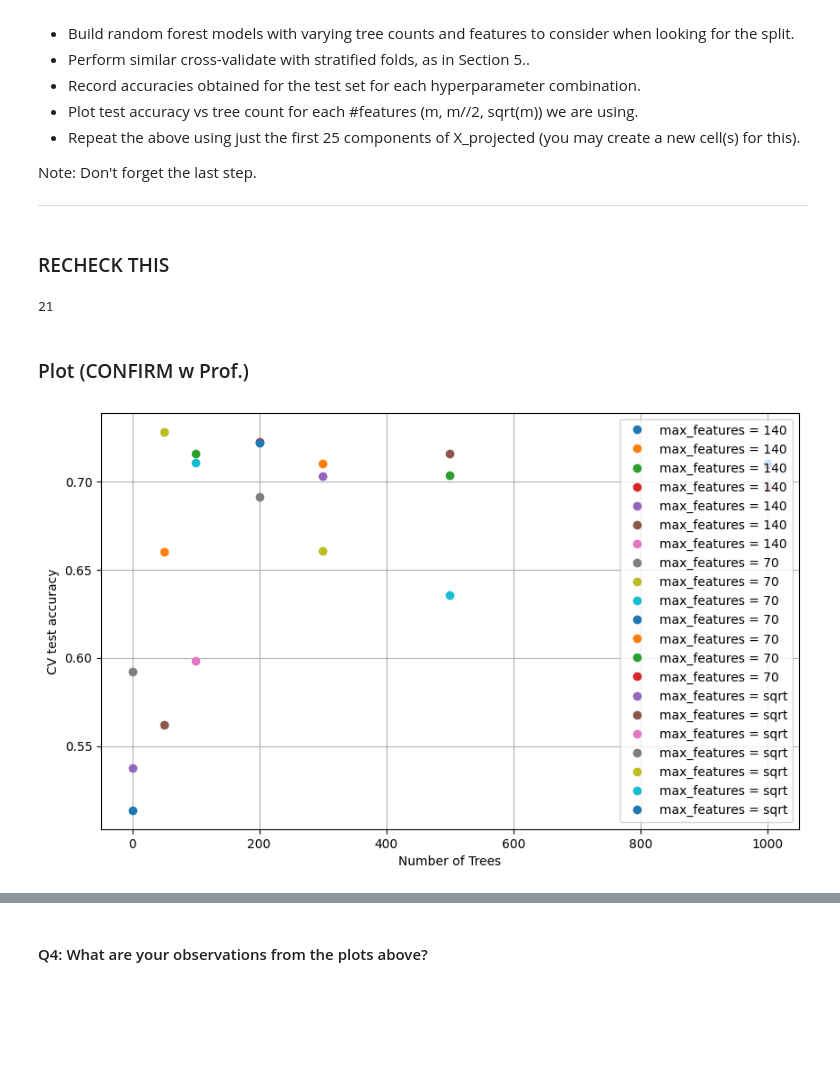
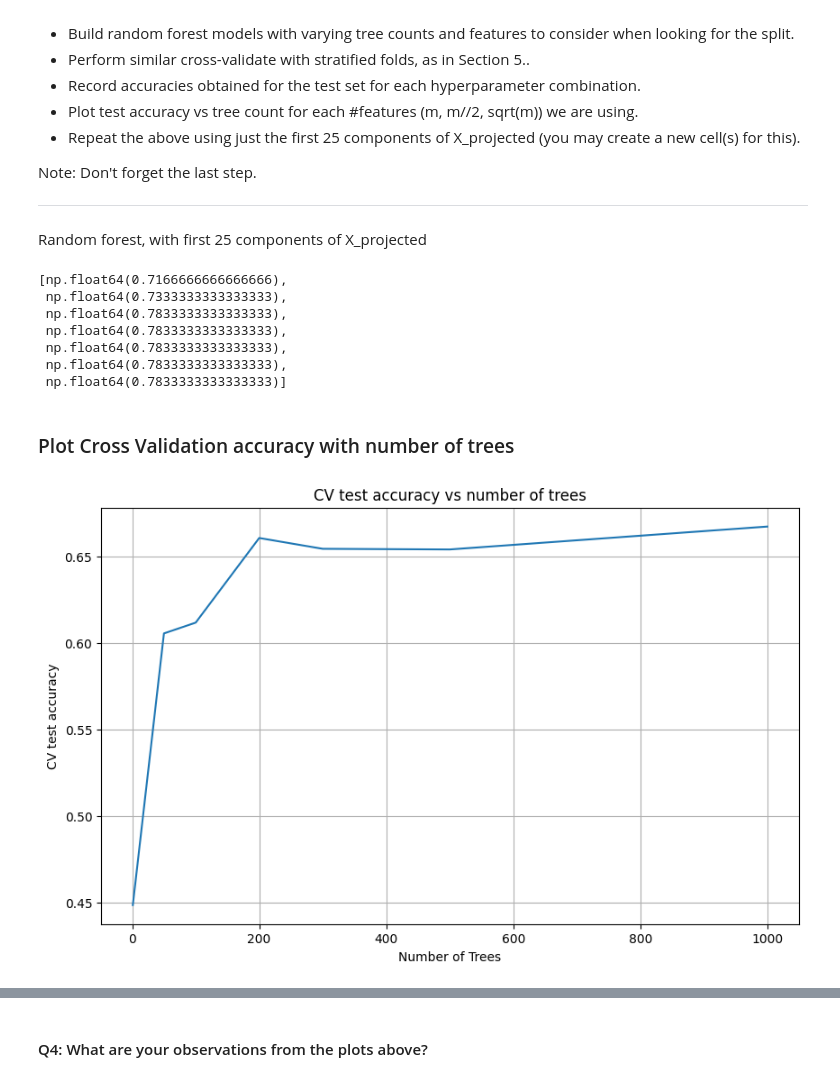
Before and after one commit to ritwickban/Diagnosis_of_AD-PSP, a Jupyter notebook: mp1-omics.ipynb, the cells around one changed output, grey strips where cells are left out. Saved outputs shown, nothing was run; the diff lists cells and outputs as text; code cells hidden in the pictures; blank space fills up the shorter version.

```diff
--- a/mp1-omics.ipynb
+++ b/mp1-omics.ipynb
@@ -277,7 +277,7 @@ ridge_cv_acc = []
 stratK = StratifiedKFold(n_splits=10)
 for a in alphas:
     # Instantiate a logistic regression object. Use 'saga' solver and 'l1' penalty.
-    LR=LogisticRegression(penalty='l1', C=a, solver='saga')
+    LR=LogisticRegression(penalty='l1', C=1/a, solver='saga')
     # Read on how parameter'C' and 'alpha' are related in logistic regression
     LR.fit(X, y)
 
@@ -293,7 +293,7 @@ for a in alphas:
 for a in alphas:
 
     # Repeat the above but with 'l2' penalty
-    LR2=LogisticRegression(penalty='l2', C=a, solver='saga')
+    LR2=LogisticRegression(penalty='l2', C=1/a, solver='saga')
     LR2.fit(X, y)
     ridge = cross_validate(LR2, X, y, cv=stratK, scoring='accuracy', return_estimator=True)
     ridge_cv_acc.append(np.mean(ridge['test_score']))
@@ -365,3 +365,3 @@ for features in max_features:
-# %% [markdown]
-### RECHECK THIS
+# %% [markdown]
+Random forest, with first 25 components of X_projected
 # %%
@@ -386,27 +386,36 @@ for features in max_features:
 # %%
-len(test_accs)
+#test_accs_25
 # %% [output]
-21
+[np.float64(0.7166666666666666),
+ np.float64(0.7333333333333333),
+ np.float64(0.7833333333333333),
+ np.float64(0.7833333333333333),
+ np.float64(0.7833333333333333),
+ np.float64(0.7833333333333333),
+ np.float64(0.7833333333333333)]
 # %% [markdown]
-### Plot (CONFIRM w Prof.)
+### Plot Cross Validation accuracy with number of trees
 # %%
 # Plot CV test accuracy vs number of trees
 plt.figure(figsize=(10, 6))
 plt.xlabel('Number of Trees')
 plt.ylabel('CV test accuracy')
+plt.title('CV test accuracy vs number of trees')
 k=0
-for i, max_feat in enumerate(max_features):
-    for j, tree in enumerate(num_trees):
+#for i, max_feat in enumerate(max_features):
+    #for j, tree in enumerate(num_trees):
         #print(f"i:{i} j:{j}")
 
         #print(i*len(num_trees)+j)
         #print(k)
-        plt.plot(tree, test_accs[k], 'o', label="max_features = "+str(max_feat))
-        k+=1
+        #plt.plot(tree, test_accs[j], '-')
+        #k+=1
         #plt.plot(tree, test_accs[i], label="max_features = "+str(max_feat))
         #plt.plot(tree, test_accs[j], 'o', label="max_features = "+str(max_features[0]))
-plt.legend()
+plt.plot(num_trees, test_accs[0:7], '-', label="Accuracy with increasing number of trees")
+#plt.plot(max_features, test_accs[], '-', label="Accuracy with increasing number of features")
+#plt.legend()
 plt.grid()
 plt.show()
 # %% [output]
-[figure, old version]
+[figure, new version]
```
Also changed, not shown: parts of 7 cells of this notebook.
